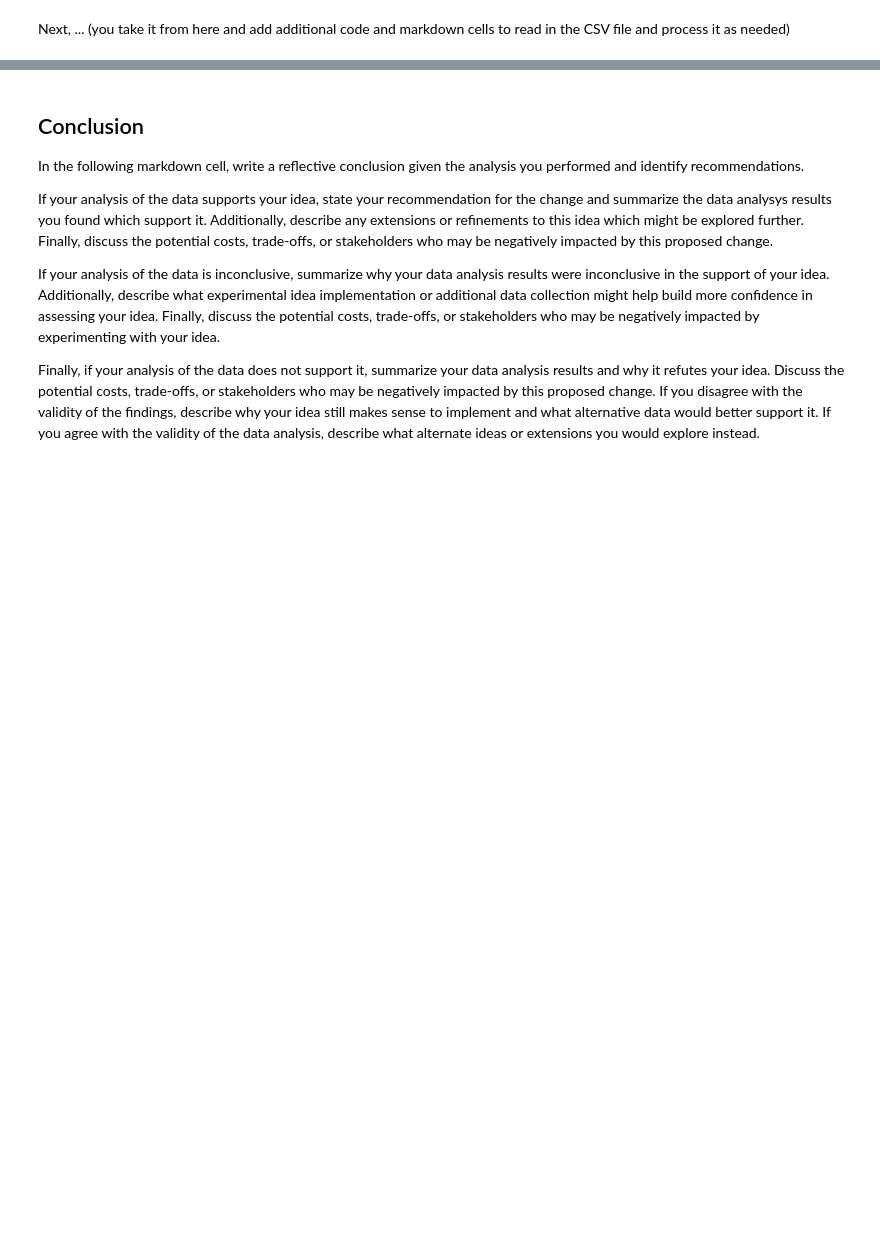
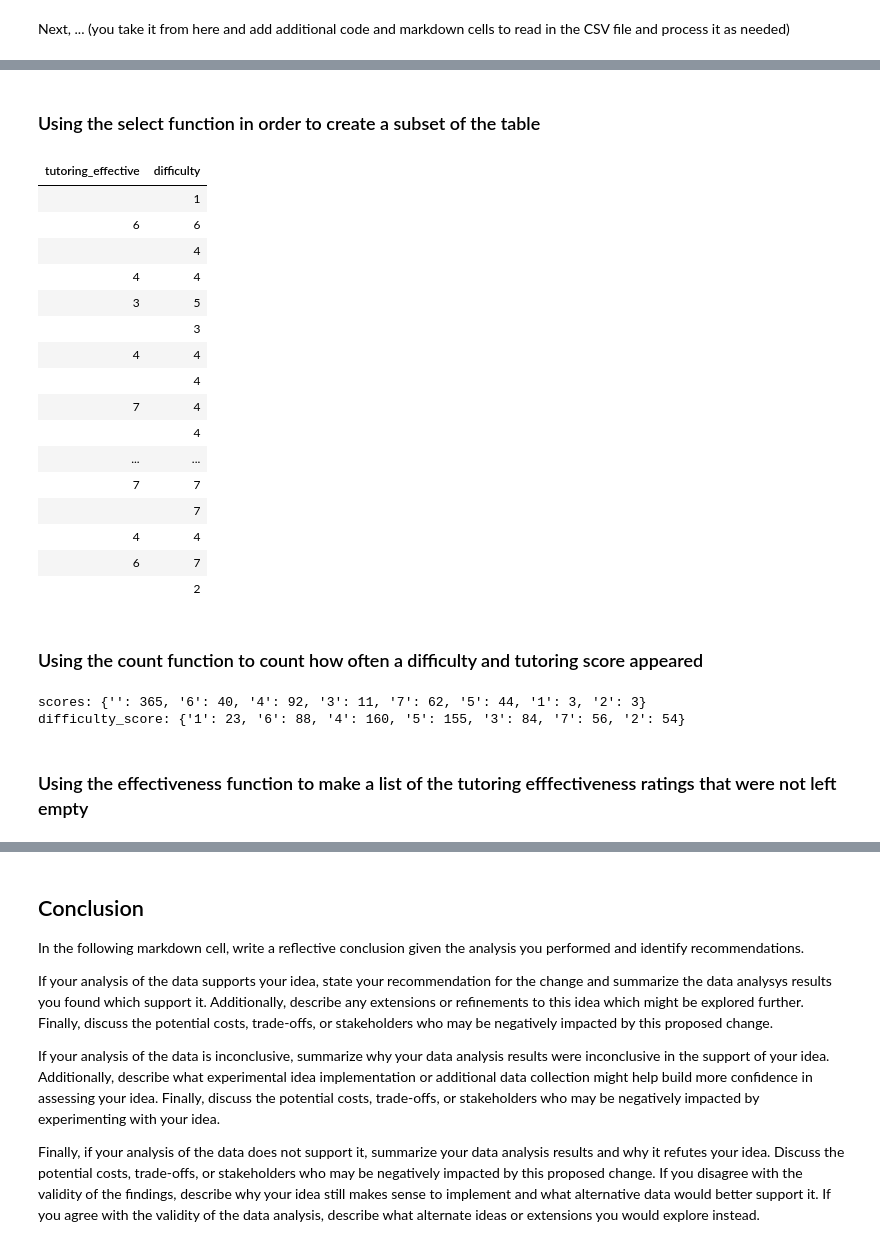
Before and after one commit to zmadui/comp110-22s-workspace, a Jupyter notebook: exercises/ex08/analysis.ipynb, the cells around one changed output, grey strips where cells are left out. Cells and saved outputs as stored; diff of their text form; code cells hidden in the pictures; blank space fills up the shorter version.

```diff
--- a/exercises/ex08/analysis.ipynb
+++ b/exercises/ex08/analysis.ipynb
@@ -73,0 +150,41 @@ SURVEY_DATA_CSV_FILE_PATH: str = "../../data/survey.csv"
+# %% [markdown]
+### Using the select function in order to create a subset of the table
+# %%
+from data_utils import select
+
+selected_data: dict[str, list[str]] = select(data_cols, ["tutoring_effective", "difficulty"])
+
+tabulate(head(selected_data, 20), selected_data.keys(), "html")
+# %% [output]
+| tutoring_effective | difficulty |
+|  | 1 |
+| 6 | 6 |
+|  | 4 |
+| 4 | 4 |
+| 3 | 5 |
+|  | 3 |
+| 4 | 4 |
+|  | 4 |
+| 7 | 4 |
+|  | 4 |
+| ... | ... |
+| 7 | 7 |
+|  | 7 |
+| 4 | 4 |
+| 6 | 7 |
+|  | 2 |
+# %% [markdown]
+### Using the count function to count how often a difficulty and tutoring score appeared
+# %%
+from data_utils import count
+
+tutoring_scores: dict[str, int] = count(selected_data["tutoring_effective"])
+print(f"scores: {tutoring_scores}")
+
+difficulty_score: dict[str, int] = count(selected_data["difficulty"])
+print(f"difficulty_score: {difficulty_score}")
+# %% [output]
+scores: {'': 365, '6': 40, '4': 92, '3': 11, '7': 62, '5': 44, '1': 3, '2': 3}
+difficulty_score: {'1': 23, '6': 88, '4': 160, '5': 155, '3': 84, '7': 56, '2': 54}
+# %% [markdown]
+### Using the effectiveness function to make a list of the tutoring efffectiveness ratings that were not left empty
```
Also changed, not shown: parts of 19 cells of this notebook, 2 other files.
